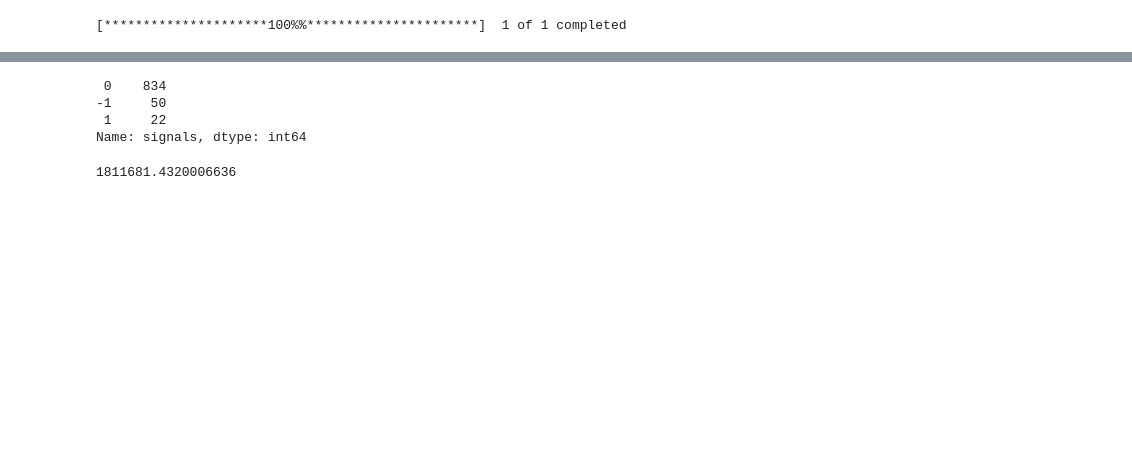
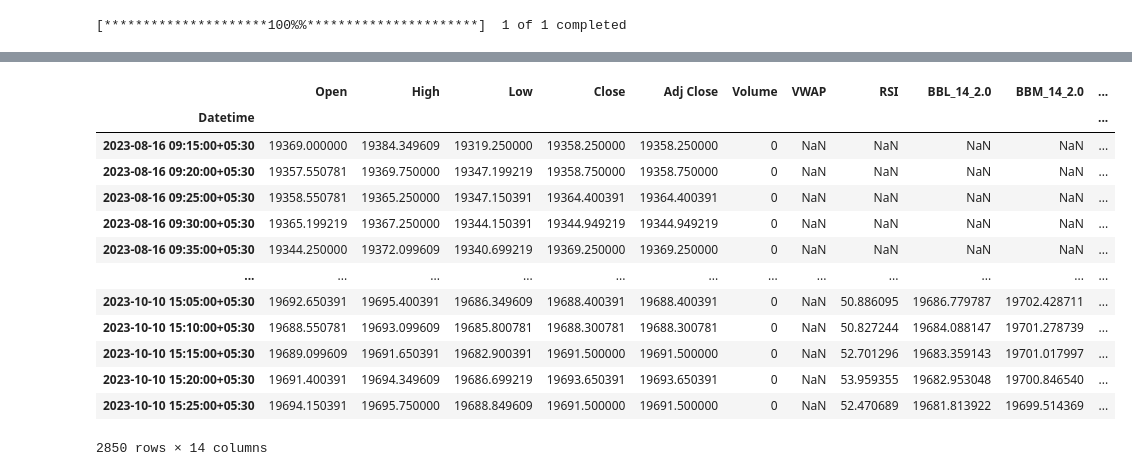
Before and after one commit to codeclubiittp/Trading_bot, a Jupyter notebook: Trading Bot.ipynb, the cells around one changed output, grey strips where cells are left out. Cells and saved outputs as stored; diff of their text form; code cells hidden in the pictures; blank space fills up the shorter version.

```diff
--- a/Trading Bot.ipynb
+++ b/Trading Bot.ipynb
@@ -70,7 +67,37 @@ stock_data
+# %%
+VWAPsignal = [0]*len(stock_data)
+backcandles = 15
+
+for row in range(backcandles, len(stock_data)):
+    upt = 1
+    dnt = 1
+    for i in range(row-backcandles, row+1):
+        if max(stock_data.Open[i], stock_data.Close[i])>=stock_data.VWAP[i]:
+            dnt=0
+        if min( stock_data.Open[i], stock_data.Close[i])<= stock_data.VWAP[i]:
+            upt=0
+    if upt==1 and dnt==1:
+        VWAPsignal[row]=3
+    elif upt==1:
+        VWAPsignal[row]=2
+    elif dnt==1:
+        VWAPsignal[row]=1
+
+stock_data['VWAPSignal'] = VWAPsignal
 # %%
-stock_data.signals.value_counts()
+stock_data
 # %% [output]
+|  | Open | High | Low | Close | Adj Close | Volume | VWAP | RSI | BBL_14_2.0 | BBM_14_2.0 | ... |
+| Datetime |  |  |  |  |  |  |  |  |  |  | ... |
+| 2023-08-16 09:15:00+05:30 | 19369.000000 | 19384.349609 | 19319.250000 | 19358.250000 | 19358.250000 | 0 | NaN | NaN | NaN | NaN | ... |
+| 2023-08-16 09:20:00+05:30 | 19357.550781 | 19369.750000 | 19347.199219 | 19358.750000 | 19358.750000 | 0 | NaN | NaN | NaN | NaN | ... |
+| 2023-08-16 09:25:00+05:30 | 19358.550781 | 19365.250000 | 19347.150391 | 19364.400391 | 19364.400391 | 0 | NaN | NaN | NaN | NaN | ... |
+| 2023-08-16 09:30:00+05:30 | 19365.199219 | 19367.250000 | 19344.150391 | 19344.949219 | 19344.949219 | 0 | NaN | NaN | NaN | NaN | ... |
+| 2023-08-16 09:35:00+05:30 | 19344.250000 | 19372.099609 | 19340.699219 | 19369.250000 | 19369.250000 | 0 | NaN | NaN | NaN | NaN | ... |
+| ... | ... | ... | ... | ... | ... | ... | ... | ... | ... | ... | ... |
+| 2023-10-10 15:05:00+05:30 | 19692.650391 | 19695.400391 | 19686.349609 | 19688.400391 | 19688.400391 | 0 | NaN | 50.886095 | 19686.779787 | 19702.428711 | ... |
+| 2023-10-10 15:10:00+05:30 | 19688.550781 | 19693.099609 | 19685.800781 | 19688.300781 | 19688.300781 | 0 | NaN | 50.827244 | 19684.088147 | 19701.278739 | ... |
+| 2023-10-10 15:15:00+05:30 | 19689.099609 | 19691.650391 | 19682.900391 | 19691.500000 | 19691.500000 | 0 | NaN | 52.701296 | 19683.359143 | 19701.017997 | ... |
+| 2023-10-10 15:20:00+05:30 | 19691.400391 | 19694.349609 | 19686.699219 | 19693.650391 | 19693.650391 | 0 | NaN | 53.959355 | 19682.953048 | 19700.846540 | ... |
+| 2023-10-10 15:25:00+05:30 | 19694.150391 | 19695.750000 | 19688.849609 | 19691.500000 | 19691.500000 | 0 | NaN | 52.470689 | 19681.813922 | 19699.514369 | ... |
- 0    834
--1     50
- 1     22
-Name: signals, dtype: int64
+2850 rows × 14 columns
@@ -103,4 +103,0 @@ finalamount=backtest(1000000,stock_data)
-# %%
-finalamount
-# %% [output]
-1811681.4320006636
```
Also changed, not shown: parts of 22 cells of this notebook, 6 other files.
